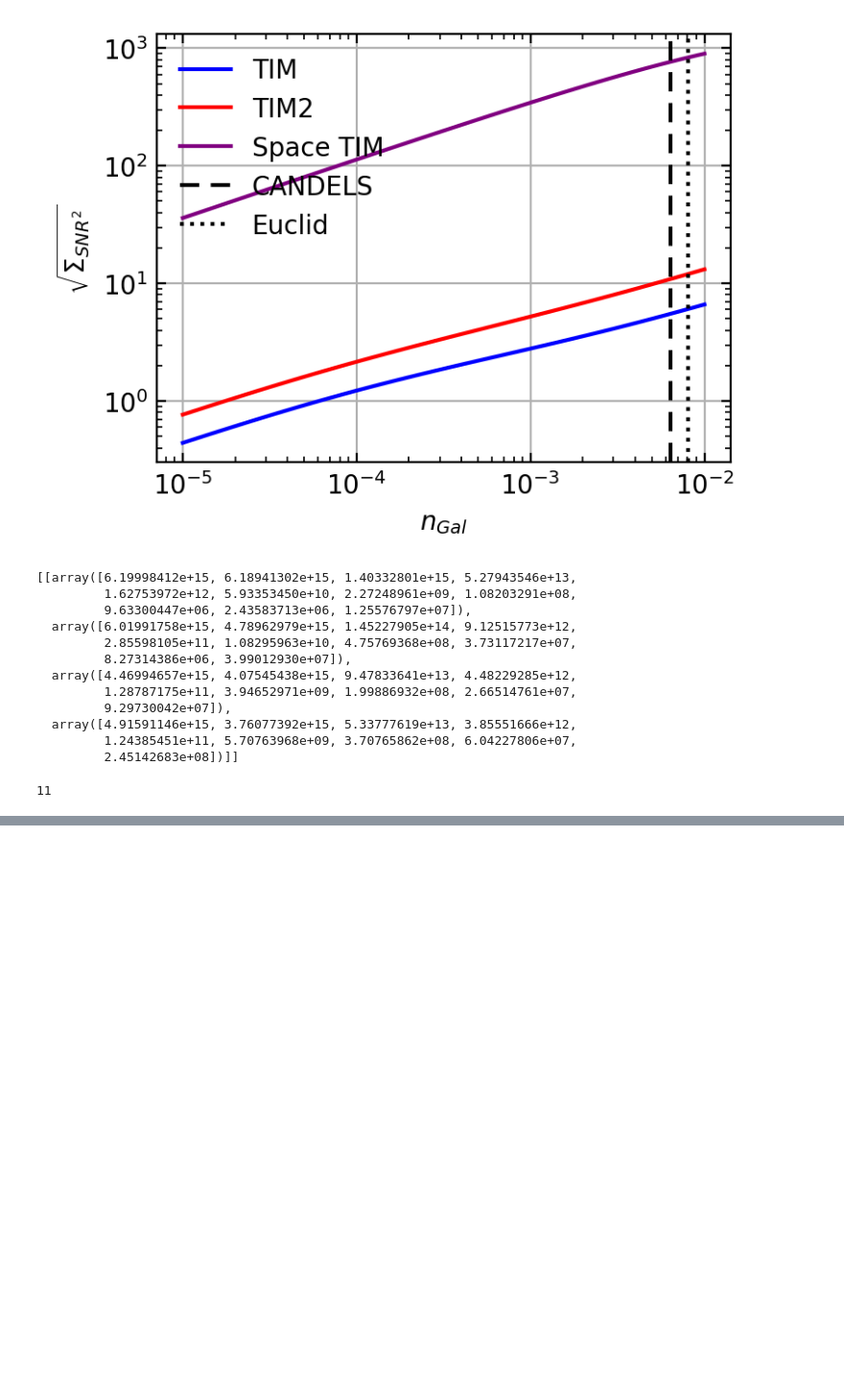
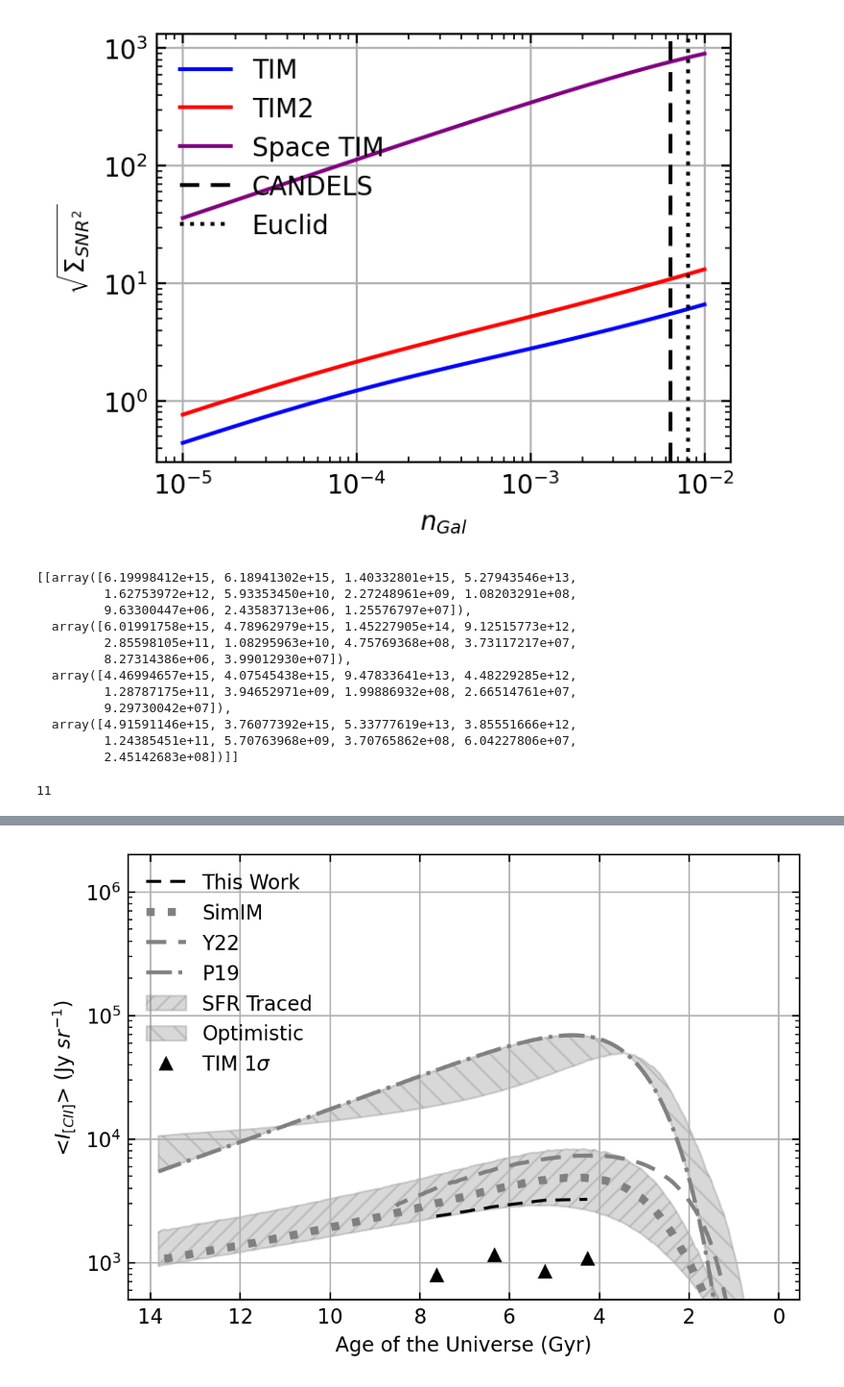
Before and after one commit to JuzzBracks/LIM, a Jupyter notebook: TIMxGal/calc.ipynb, the cells around one changed output, grey strips where cells are left out. Shown at 96% size. Cells and saved outputs as stored; diff of their text form; code cells hidden in the pictures; blank space fills up the shorter version.

```diff
--- a/TIMxGal/calc.ipynb
+++ b/TIMxGal/calc.ipynb
@@ -650,0 +705,10 @@ Plot cosmic variance
+# %%
+#ICII_SNR_PxG = [SNR / (b_CII*b_gal*Ps) for (_,Ps), SNR in zip(Pms, SNR_PxG)]
+
+#ICII_Sigs = [(np.sqrt(VARs))/(b_CII*b_gal*Ps) for (_,Ps), VARs, shot in zip(Pms, VARx, x_shots)]
+
+ICII_Vars = [(b_CII*b_gal*Ps)**2/VARs for (_,Ps), VARs, shot in zip(Pms, VARx, x_shots)]
+
+ICIISigsTot = [np.sqrt(1/np.sum(IVar)) for IVar in ICII_Vars]
+
+#ICIISigsTot = [quadsum(SNRs) for SNRs in ICII_Sigs]
@@ -651,3 +731,37 @@ Plot cosmic variance
+# %%
+ages = cosmo.age(simimICII[0]).value
+
+plt.figure(dpi = 200, figsize = [6,4])
+plt.semilogy(cosmo.age(bin_zs).value, Iciis, color = 'k', ls = '--', label = 'This Work')
+
+plt.semilogy(cosmo.age(simimICII[0]), simimICII[1], color = 'grey', label = 'SimIM', ls = ':', lw = 4)
+plt.semilogy(cosmo.age(Y22_ICII[0]), Y22_ICII[1], label = 'Y22', ls = '--', lw = 2, color = 'grey')
+plt.semilogy(cosmo.age(p19_ICII[0]), p19_ICII[1], label = 'P19', ls = '-.', lw = 2, color = 'grey')
+plt.fill_between(cosmo.age(pessMax_ICII[0]).value, pessMax_ICII[1], pessMin_ICII[1], color = 'grey', alpha = 0.3, hatch = '///',
+                          label = 'SFR Traced')
+plt.fill_between(cosmo.age(optiMax_ICII[0]).value, optiMax_ICII[1], optiMin_ICII[1], color = 'grey', alpha = 0.3, hatch = '\\\\',
+                          label = 'Optimistic')
+
+#plt.semilogy(cosmo.age(bin_zs).value, 3*Iciis/quad_SNRs_Clust, color = 'k', ls = '', marker = '^',  label = r'TIM $3\sigma$')
+plt.semilogy(cosmo.age(bin_zs).value, np.asarray(ICIISigsTot), color = 'k', ls = '', marker = '^',  label = r'TIM $1\sigma$')
+
+
+
+plt.ylim(5e2, 2e6)
+#plt.xlim(0.5,1.7)
+
+plt.gca().invert_xaxis()
+plt.xlabel("Age of the Universe (Gyr)")
+plt.ylabel(r"<$I_{[CII]}$> (Jy $sr^{-1}$)")
+#plt.legend(loc='center right', bbox_to_anchor=(0.9115, 0.92), frameon = True, fontsize = 8,
+#      ncol=4, fancybox=True, shadow=False)
+plt.legend()
+plt.grid()
+
+
+#for 3sigma TIM I use only quad SNR from ks < 1. So only clustering.
+# %% [output]
+[figure, added]
 # %%
 saveSig = False
 if saveSig:
```
Also changed, not shown: parts of 13 cells of this notebook, 19 other files.
